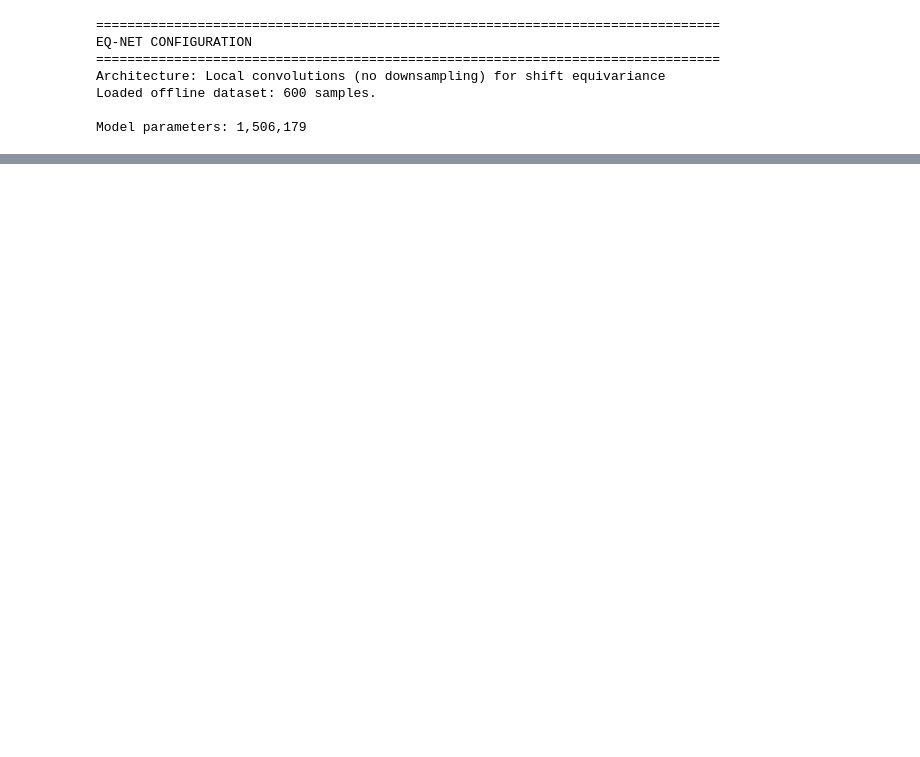
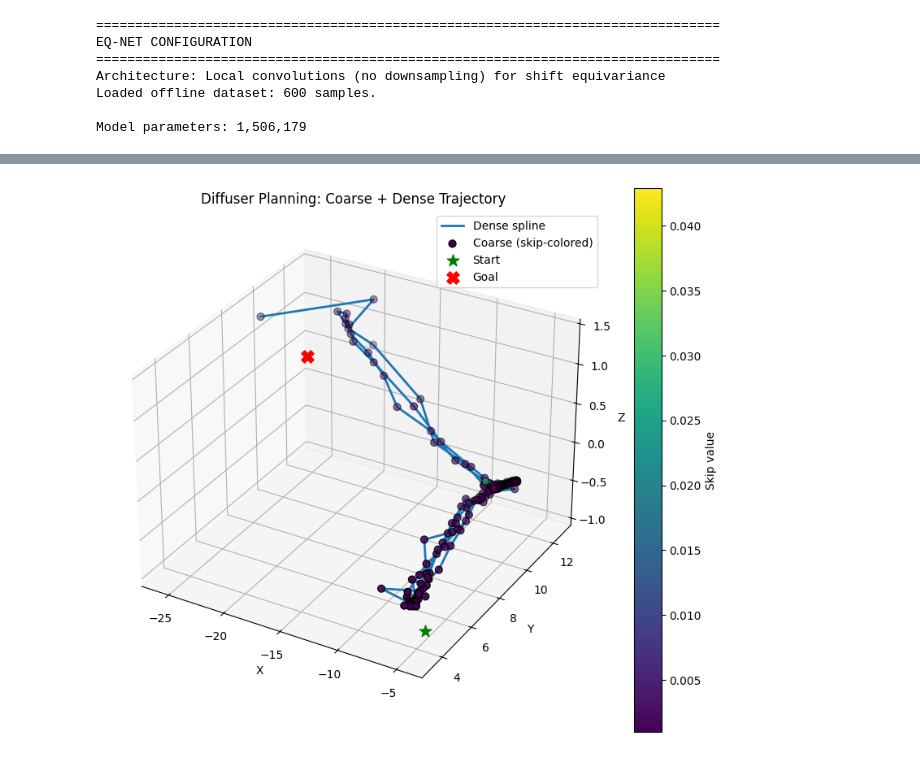
Before and after one commit to logflash/rpmml-project, a Jupyter notebook: timeskip-diffuser/src/timeskip_diffuser/pointmaze/skip_drone.ipynb, the cells around one changed output, grey strips where cells are left out. Saved outputs shown, nothing was run; the diff lists cells and outputs as text; code cells hidden in the pictures; blank space fills up the shorter version.

```diff
--- a/timeskip-diffuser/src/timeskip_diffuser/pointmaze/skip_drone.ipynb
+++ b/timeskip-diffuser/src/timeskip_diffuser/pointmaze/skip_drone.ipynb
@@ -356,0 +496,48 @@ plt.show()
+# %%
+import matplotlib.pyplot as plt
+from mpl_toolkits.mplot3d import Axes3D
+
+# unpack
+coarse_pos = traj["coarse_pos"]    # (H, 3)
+coarse_skip = traj["coarse_skip"]  # (H,)
+pos_dense = traj["pos_dense"]      # (N, 3)
+
+fig = plt.figure(figsize=(8, 7))
+ax = fig.add_subplot(111, projection="3d")
+
+# Dense spline trajectory
+ax.plot(
+    pos_dense[:, 0],
+    pos_dense[:, 1],
+    pos_dense[:, 2],
+    linewidth=2,
+    label="Dense spline"
+)
+
+# Coarse waypoints (colored by skip)
+sc = ax.scatter(
+    coarse_pos[:, 0],
+    coarse_pos[:, 1],
+    coarse_pos[:, 2],
+    c=coarse_skip,
+    cmap="viridis",
+    s=40,
+    edgecolors="k",
+    label="Coarse (skip-colored)"
+)
+
+# Start & goal
+ax.scatter(*current, color="green", s=120, marker="*", label="Start")
+ax.scatter(*goal, color="red", s=120, marker="X", label="Goal")
+
+ax.set_xlabel("X")
+ax.set_ylabel("Y")
+ax.set_zlabel("Z")
+ax.set_title("Diffuser Planning: Coarse + Dense Trajectory")
+
+plt.colorbar(sc, ax=ax, label="Skip value")
+ax.legend()
+plt.tight_layout()
+plt.show()
+# %% [output]
+[figure, added]
```
Also changed, not shown: parts of 11 cells of this notebook, 2 other files.
